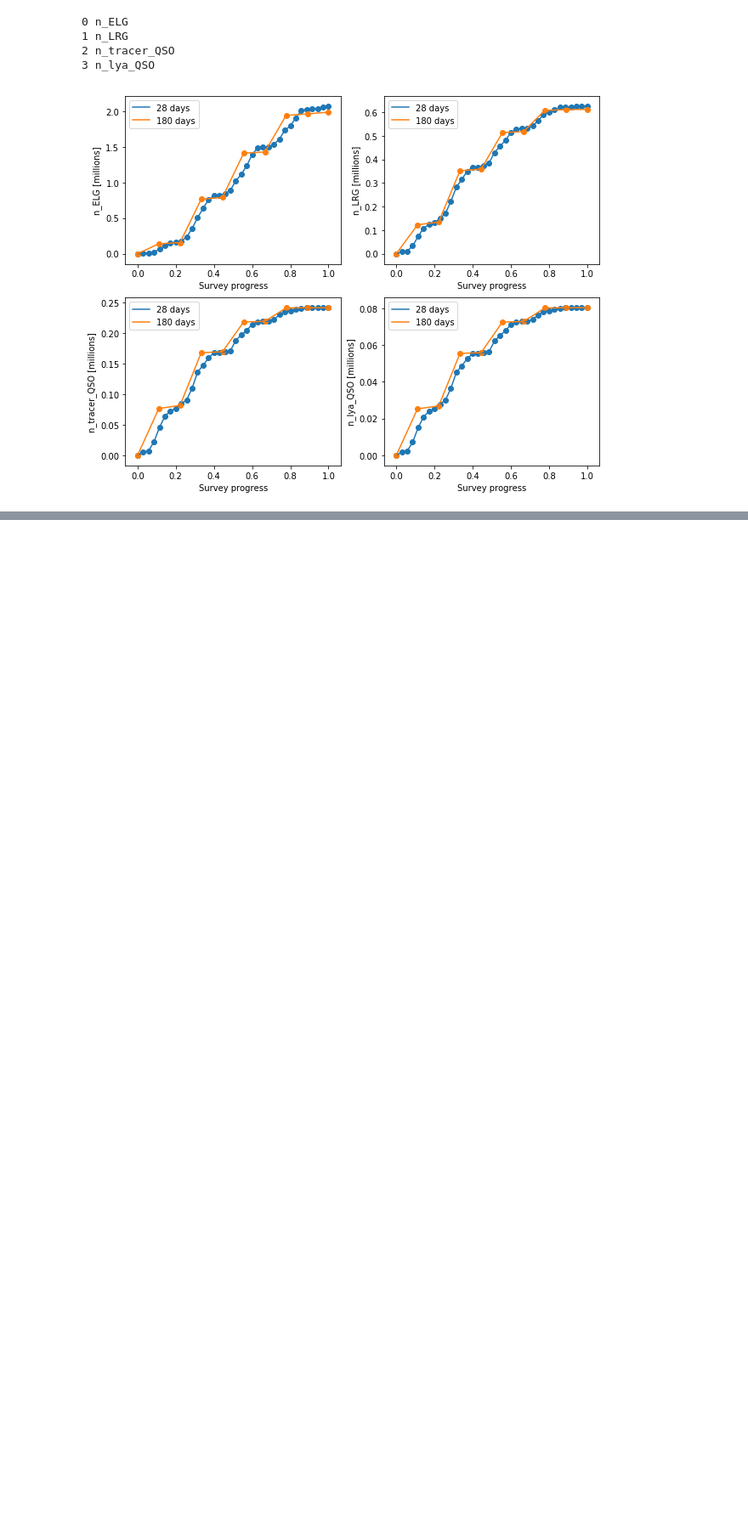
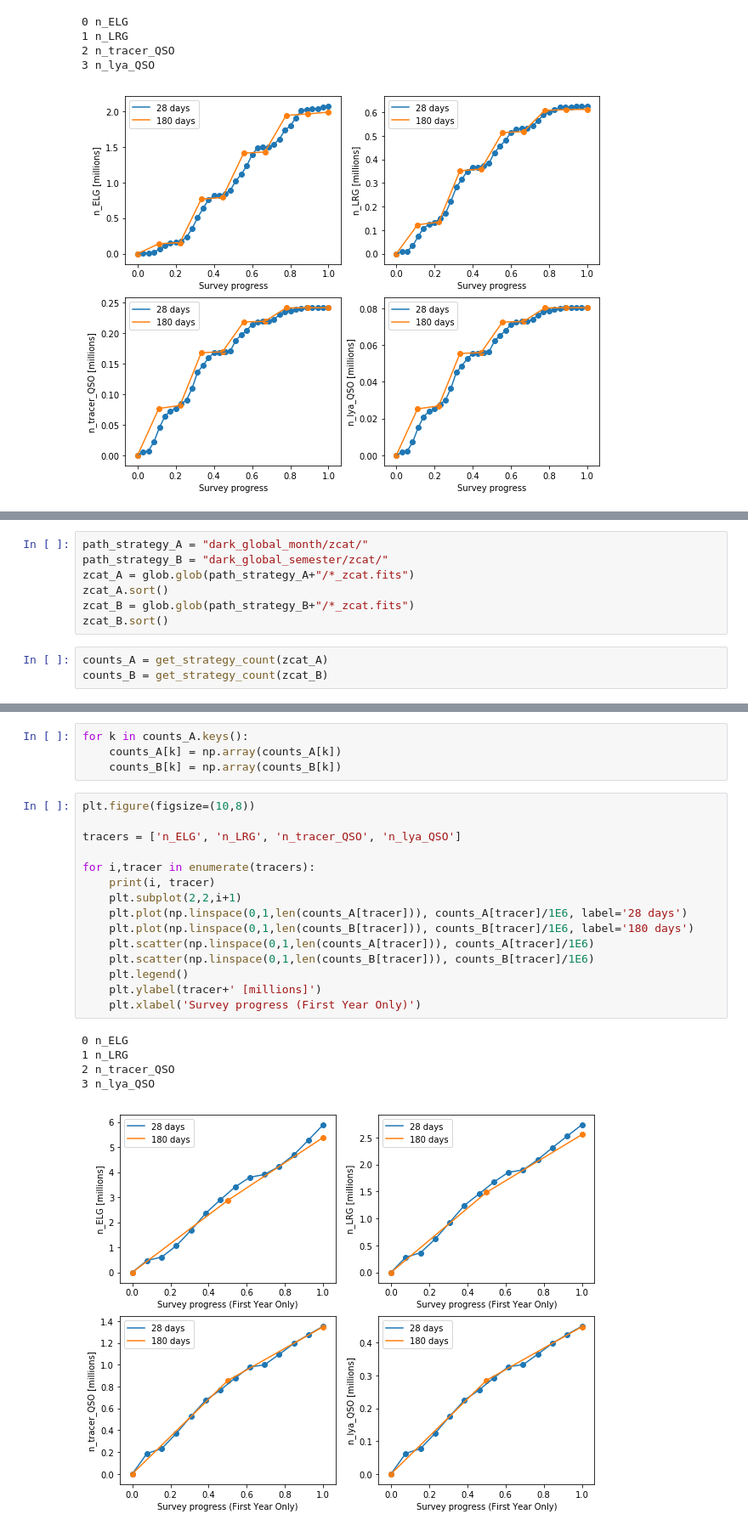
Before and after one commit to forero/SandboxDESI, a Jupyter notebook: multibatch/explore_multibatch.ipynb, the cells around one changed output, grey strips where cells are left out. Shown at 85% size. Drawn from its saved outputs; the diff is of its cells as text; blank space fills up the shorter version.

Commit message:
on year survey

```diff
--- a/multibatch/explore_multibatch.ipynb
+++ b/multibatch/explore_multibatch.ipynb
@@ -107,0 +101,10 @@ for i,tracer in enumerate(tracers):
+# %%
+path_strategy_A = "dark_global_month/zcat/"
+path_strategy_B = "dark_global_semester/zcat/"
+zcat_A = glob.glob(path_strategy_A+"/*_zcat.fits")
+zcat_A.sort()
+zcat_B = glob.glob(path_strategy_B+"/*_zcat.fits")
+zcat_B.sort()
+# %%
+counts_A = get_strategy_count(zcat_A)
+counts_B = get_strategy_count(zcat_B)
@@ -107,0 +127,25 @@ for i,tracer in enumerate(tracers):
+# %%
+for k in counts_A.keys():
+    counts_A[k] = np.array(counts_A[k])
+    counts_B[k] = np.array(counts_B[k])
+# %%
+plt.figure(figsize=(10,8))
+
+tracers = ['n_ELG', 'n_LRG', 'n_tracer_QSO', 'n_lya_QSO']
+
+for i,tracer in enumerate(tracers):
+    print(i, tracer)
+    plt.subplot(2,2,i+1)
+    plt.plot(np.linspace(0,1,len(counts_A[tracer])), counts_A[tracer]/1E6, label='28 days')
+    plt.plot(np.linspace(0,1,len(counts_B[tracer])), counts_B[tracer]/1E6, label='180 days')
+    plt.scatter(np.linspace(0,1,len(counts_A[tracer])), counts_A[tracer]/1E6)
+    plt.scatter(np.linspace(0,1,len(counts_B[tracer])), counts_B[tracer]/1E6)
+    plt.legend()
+    plt.ylabel(tracer+' [millions]')
+    plt.xlabel('Survey progress (First Year Only)')
+# %% [output]
+0 n_ELG
+1 n_LRG
+2 n_tracer_QSO
+3 n_lya_QSO
+[figure, added]
```
Also changed, not shown: parts of 5 cells of this notebook.
